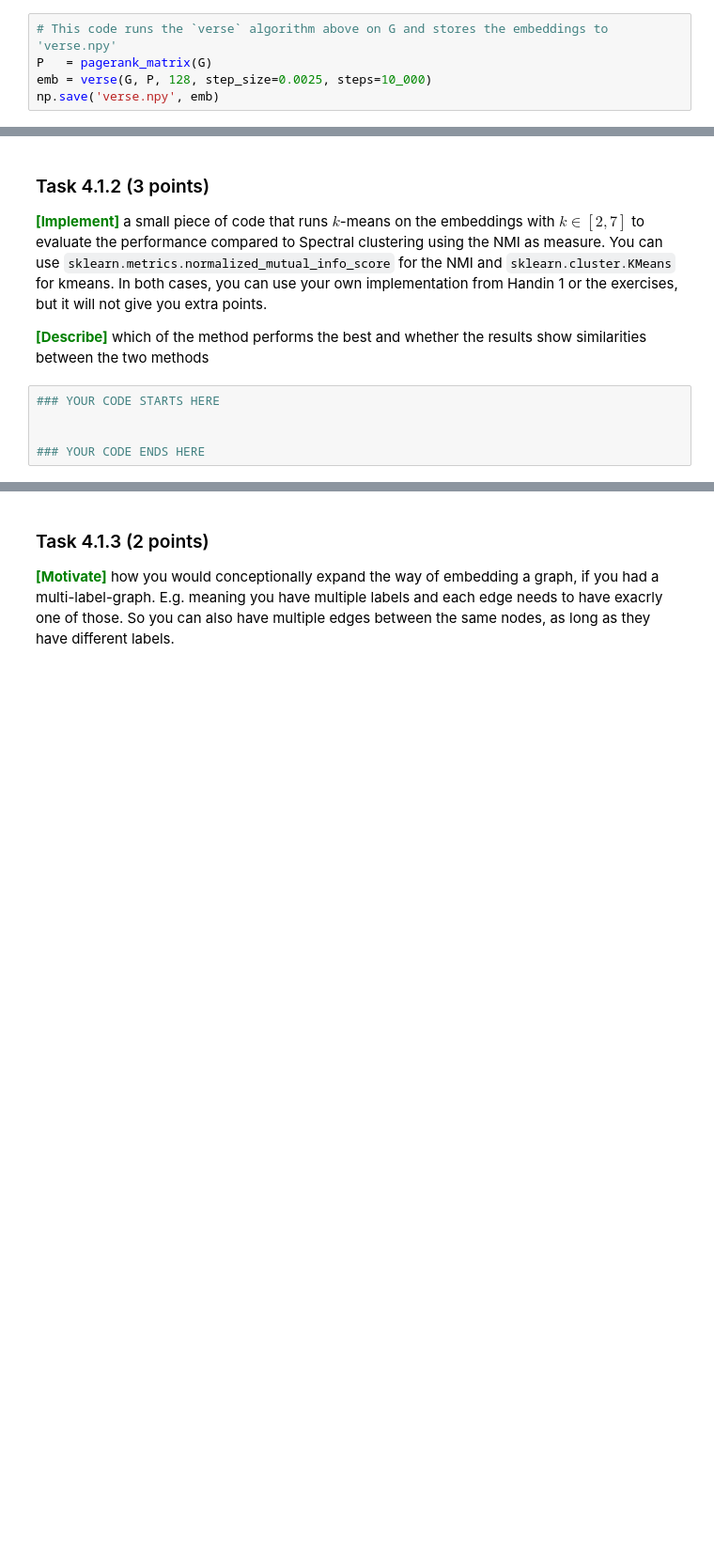
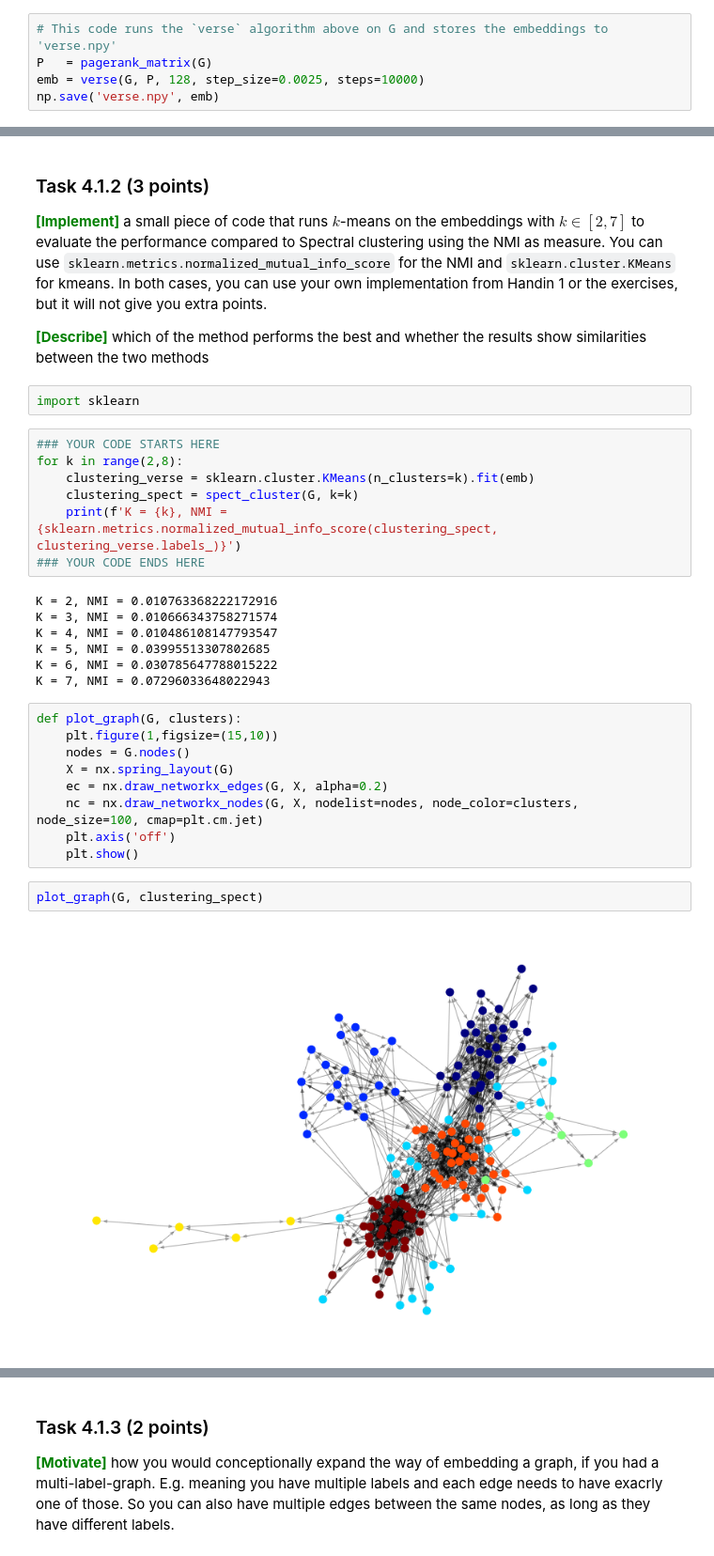
Before and after one commit to annesparks/dm23_handins, a Jupyter notebook: handins/handin2.ipynb, the cells around one changed output, grey strips where cells are left out. Shown at 94% size. Drawn from its saved outputs; the diff is of its cells as text; blank space fills up the shorter version.

````diff
--- a/handins/handin2.ipynb
+++ b/handins/handin2.ipynb
@@ -885,5 +896,5 @@ def verse(G, S, d, k = 3, step_size = 0.0025, steps = 10000):
 # %%
 # This code runs the `verse` algorithm above on G and stores the embeddings to 'verse.npy'
 P   = pagerank_matrix(G)
-emb = verse(G, P, 128, step_size=0.0025, steps=10_000)
+emb = verse(G, P, 128, step_size=0.0025, steps=10000)
 np.save('verse.npy', emb)
@@ -893,8 +920,32 @@ np.save('verse.npy', emb)
 <span style='color: green'>**\[Implement\]**</span> a small piece of code that runs $k$-means on the embeddings with $k \in [2,7]$ to evaluate the performance compared to Spectral clustering using the NMI as measure. You can use ```sklearn.metrics.normalized_mutual_info_score``` for the NMI and ```sklearn.cluster.KMeans``` for kmeans. In both cases, you can use your own implementation from Handin 1 or the exercises, but it will not give you extra points.
 
 <span style='color: green'>**\[Describe\]**</span> which of the method performs the best and whether the results show similarities between the two methods
+# %%
+import sklearn
 # %%
 ### YOUR CODE STARTS HERE
-
-
+for k in range(2,8):
+    clustering_verse = sklearn.cluster.KMeans(n_clusters=k).fit(emb)
+    clustering_spect = spect_cluster(G, k=k)
+    print(f'K = {k}, NMI = {sklearn.metrics.normalized_mutual_info_score(clustering_spect, clustering_verse.labels_)}')
 ### YOUR CODE ENDS HERE
+# %% [output]
+K = 2, NMI = 0.010763368222172916
+K = 3, NMI = 0.010666343758271574
+K = 4, NMI = 0.010486108147793547
+K = 5, NMI = 0.03995513307802685
+K = 6, NMI = 0.030785647788015222
+K = 7, NMI = 0.07296033648022943
+# %%
+def plot_graph(G, clusters):
+    plt.figure(1,figsize=(15,10))
+    nodes = G.nodes()
+    X = nx.spring_layout(G)
+    ec = nx.draw_networkx_edges(G, X, alpha=0.2)
+    nc = nx.draw_networkx_nodes(G, X, nodelist=nodes, node_color=clusters, node_size=100, cmap=plt.cm.jet)
+    plt.axis('off')
+    plt.show()
+# %%
+plot_graph(G, clustering_spect)
+# %% [output]
+[figure, added]
````
Also changed, not shown: parts of 9 cells of this notebook.
